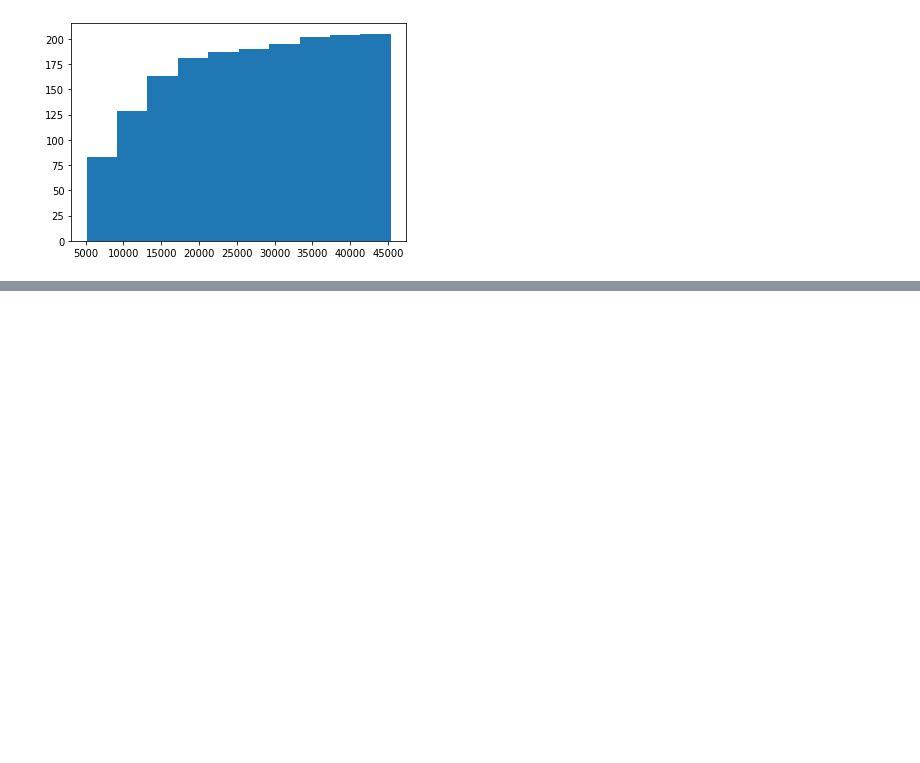
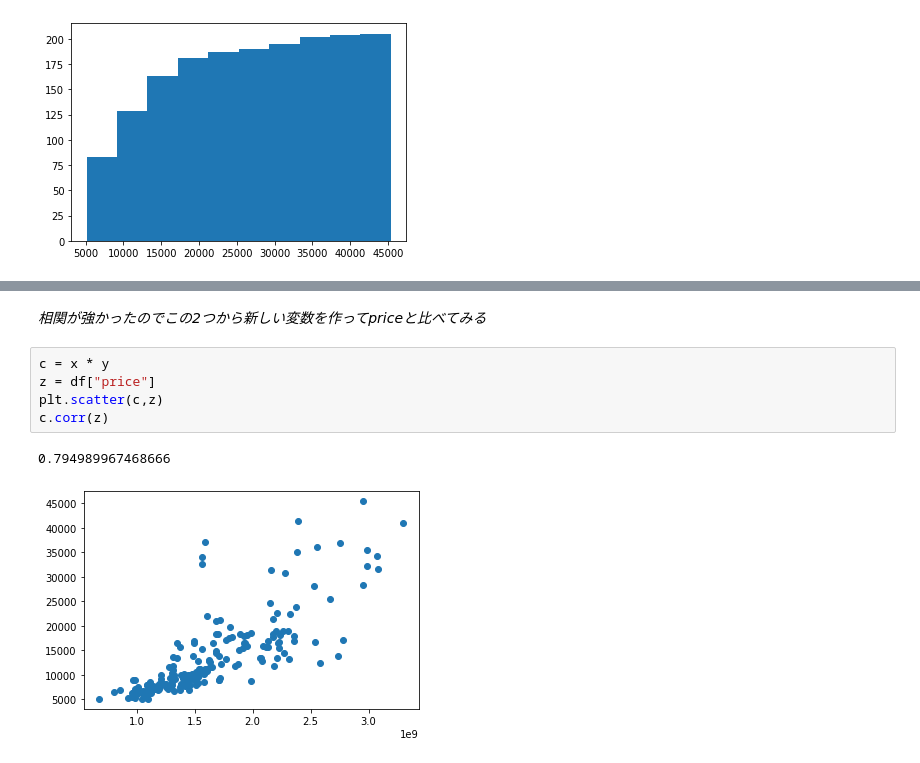
Before and after one commit to ledge-ai/intern-python-exam-kouheiohmikawa, a Jupyter notebook: Python_Basic/4_Visualization.ipynb, the cells around one changed output, grey strips where cells are left out. Saved outputs shown, nothing was run; the diff lists cells and outputs as text; blank space fills up the shorter version.

```diff
--- a/Python_Basic/4_Visualization.ipynb
+++ b/Python_Basic/4_Visualization.ipynb
@@ -332,0 +431,10 @@ sns.kdeplot(data1, data2,shade=True)
+# %% [markdown]
+*相関が強かったのでこの2つから新しい変数を作ってpriceと比べてみる*
+# %%
+c = x * y
+z = df["price"]
+plt.scatter(c,z)
+c.corr(z)
+# %% [output]
+0.794989967468666
+[figure, added]
```
Also changed, not shown: parts of 24 cells of this notebook, 1 other file.
